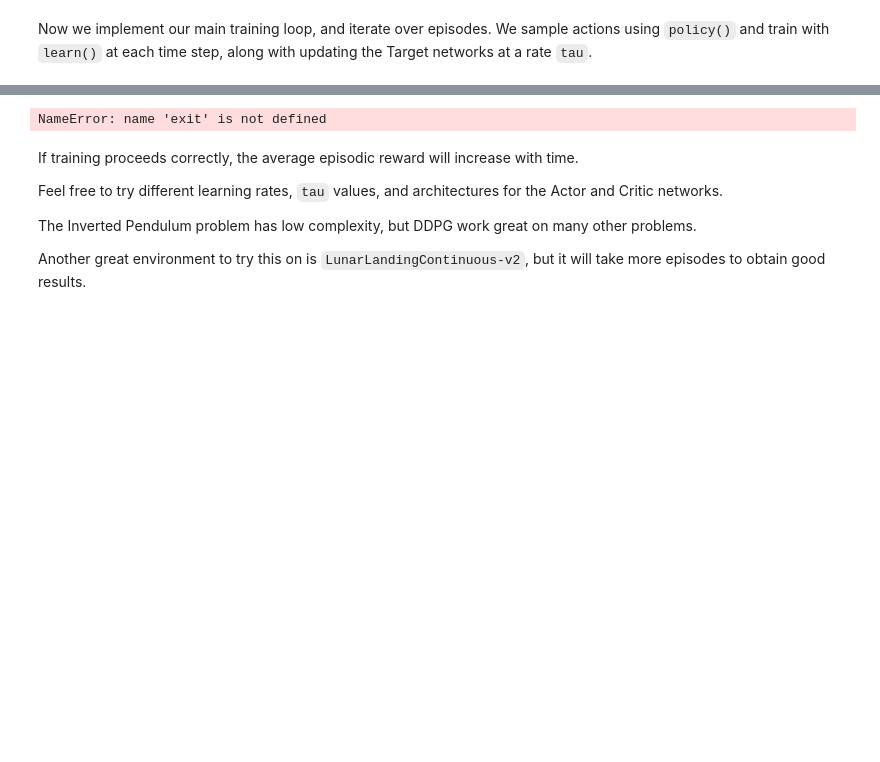
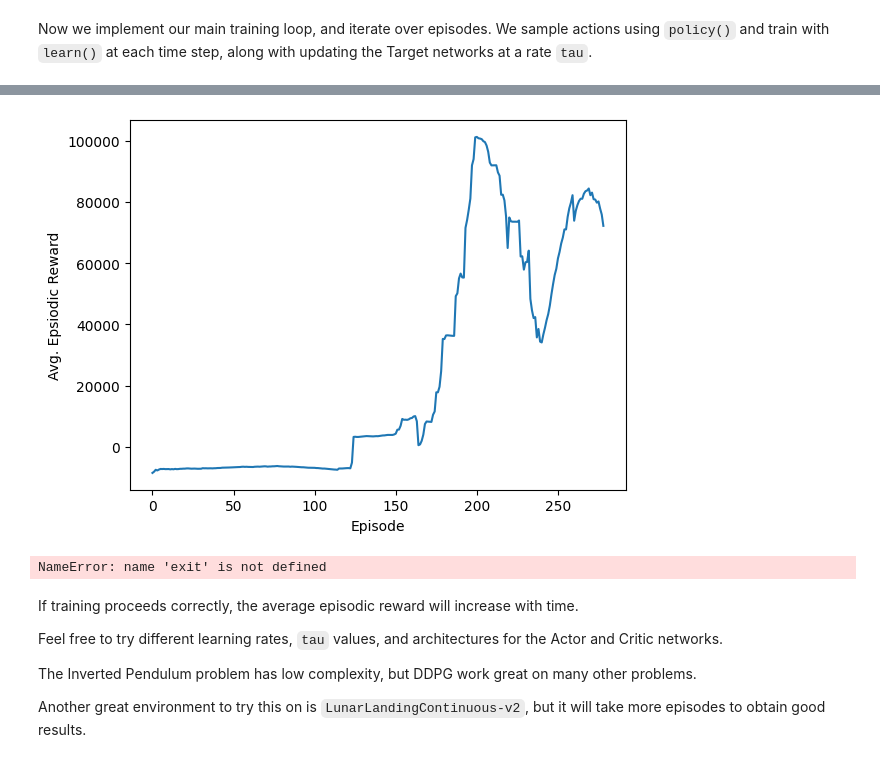
Before and after one commit to smartycope/CSE310-Lenny, a Jupyter notebook: agent.ipynb, the cells around one changed output, grey strips where cells are left out. Saved outputs shown, nothing was run; the diff lists cells and outputs as text; code cells hidden in the pictures; blank space fills up the shorter version.

```diff
--- a/agent.ipynb
+++ b/agent.ipynb
@@ -244,9 +253,9 @@ exploration.
 # %%
 def policy(state, noise_func):
     sampled_actions = tf.squeeze(actor_model(state))
-    noise = noise_func()
+
     # Adding noise to action
-    sampled_actions = sampled_actions.numpy() + noise
+    sampled_actions = sampled_actions.numpy() + noise_func()
 
     # We make sure action is within bounds
     legal_action = np.clip(sampled_actions, lower_bound, upper_bound)
@@ -255,8 +264,9 @@ def policy(state, noise_func):
 # %% [markdown]
 ## Training hyperparameters
 # %%
-# ou_noise = OUActionNoise(mean=np.zeros(1), std_deviation=float(std_dev) * np.ones(1))
-noise = lambda mu=0, std_dev=0.2: random.gauss(mu, std_dev)
+# Running this cell resets the weights
+# Initial: .2 | stable: .3
+noise = lambda mu=0, std_dev=0.3: random.gauss(mu, std_dev)
 
 actor_model = get_actor()
 critic_model = get_critic()
@@ -275,13 +285,18 @@ actor_lr = 0.001
 critic_optimizer = tf.keras.optimizers.Adam(critic_lr)
 actor_optimizer = tf.keras.optimizers.Adam(actor_lr)
 
-total_episodes = 100
+# Initial: 100 | stable: 300
+total_episodes = 300
+
 # Discount factor for future rewards
 gamma = 0.99
+
 # Used to update target networks
-tau = 0.005
+# # Initial: .005 | stable: .008
+tau = 0.008
 
-buffer = Buffer(50000, 64)
+# Initial: 5000, 64 | stable: 300, 32
+buffer = Buffer(300, 32)
 # %% [markdown]
 Now we implement our main training loop, and iterate over episodes.
 We sample actions using `policy()` and train with `learn()` at each time step,
@@ -292,7 +307,8 @@ ep_reward_list = []
 # To store average reward history of last few episodes
 avg_reward_list = []
 
-FPS = 40
+# Set to negative to disable slowing down
+FPS = 60
 
 try:
     # Takes about 4 min to train
@@ -300,18 +316,33 @@ try:
 
         prev_state, info = env.reset()
         episodic_reward = 0
+        step_count = 0
 
         while True:
-            # Uncomment this to see the Actor in action
-            # But not in a python notebook.
-            time.sleep(1/FPS)
+            step_count += 1
+            # Only slow it down at the very beginning and the very end
+            if len(ep_reward_list) < 3 or len(ep_reward_list) > total_episodes - total_episodes/8:
+                # Slow it down so we mere humans can see it
+                if FPS > 0:
+                    time.sleep(1/FPS)
+
+            # Show the enviorment as it's updated
             env.render()
-            # print(prev_state)
+
             tf_prev_state = tf.expand_dims(tf.convert_to_tensor(prev_state), 0)
 
             action = policy(tf_prev_state, noise)
+
             # Recieve state and reward from environment.
             state, reward, done, _, info = env.step(action)
+
+            # Incentivize longer sessions
+            # Initial: 0 | stable: step_count
+            reward += step_count
+            # Initial: 1 | stable: 5
+            reward *= 5
+            # Initial: 0 | stable: 300
+            reward -= 300
 
             buffer.record((prev_state, action, reward, state))
             episodic_reward += reward
@@ -330,15 +361,16 @@ try:
 
         # Mean of last 40 episodes
         avg_reward = np.mean(ep_reward_list[-40:])
-        print("Episode * {} * Avg Reward is ==> {}".format(ep, avg_reward))
+        print(f"Episode {ep:.2f}: Avg Reward is \t{avg_reward}")
         avg_reward_list.append(avg_reward)
 
+# Make sure the window closes if we finish or if there's an error
+finally:
     # Plotting graph
     # Episodes versus Avg. Rewards
     plt.plot(avg_reward_list)
     plt.xlabel("Episode")
     plt.ylabel("Avg. Epsiodic Reward")
     plt.show()
-finally:
     env.close()
 # %% [output]
@@ -362,3 +394,4 @@ Episode * 68 * Avg Reward is ==> 9.625
+[figure, added]
 NameError: name 'exit' is not defined
 # %% [markdown]
 If training proceeds correctly, the average episodic reward will increase with time.
```
Also changed, not shown: parts of 3 cells of this notebook, 1 other file.
